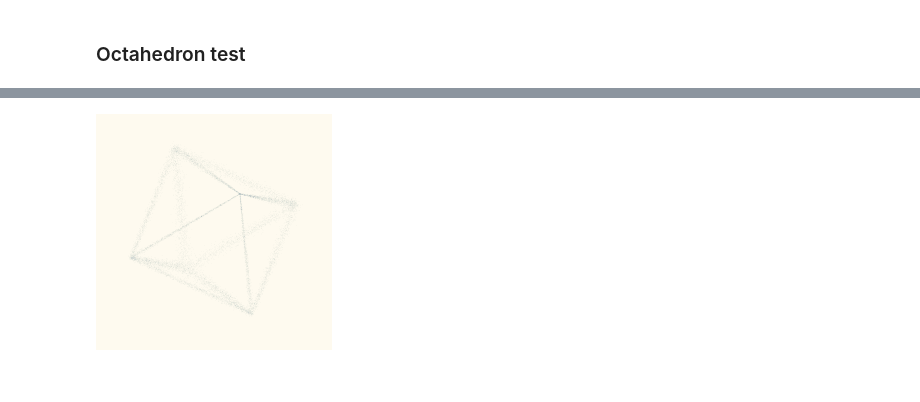
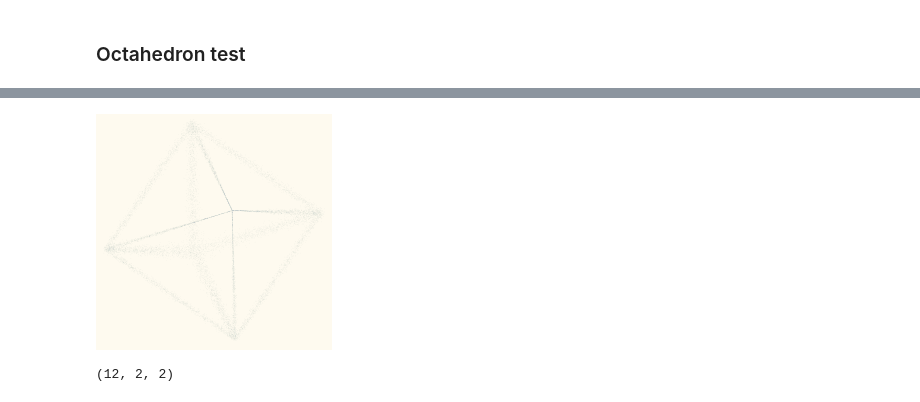
Before and after one commit to leobrowning92/lineart, a Jupyter notebook: shatter_exploration.ipynb, the cells around one changed output, grey strips where cells are left out. Saved outputs shown, nothing was run; the diff lists cells and outputs as text; code cells hidden in the pictures.

```diff
--- a/shatter_exploration.ipynb
+++ b/shatter_exploration.ipynb
@@ -89,5 +89,5 @@ back_shifted.shape=(11, 2, 3)
 # %% [markdown]
 ### Octahedron test
 # %%
-ocatahedron = Octahedron(np.array([50, 50, 40]), 40)
+ocatahedron = Octahedron(np.array([50, 50, 40]), 47)
 # %%
@@ -97,6 +97,6 @@ Image(draw.draw_edges(ocatahedron.edges, v=True).png())
 # %%
 ocatahedron.rotate_unison(np.array([[50, 50, 40]]), np.array([1, 1, 1]), np.pi * 2/20)
 # %%
-Image(draw.draw_zsampled_edges(ocatahedron.edges, n=1000, scatter=0.01).png())
+Image(draw.quick_draw_zsampled_edges(ocatahedron.edges, n=1000, scatter=0.01).png())
 # %% [output]
-[figure, old version]
+[figure, new version]
@@ -102,0 +107,4 @@ Image(draw.draw_zsampled_edges(ocatahedron.edges, n=1000, scatter=0.01).png())
+# %%
+ocatahedron.edges[:, :, :-1].shape
+# %% [output]
+(12, 2, 2)
```
Also changed, not shown: parts of 14 cells of this notebook, 6 other files.
